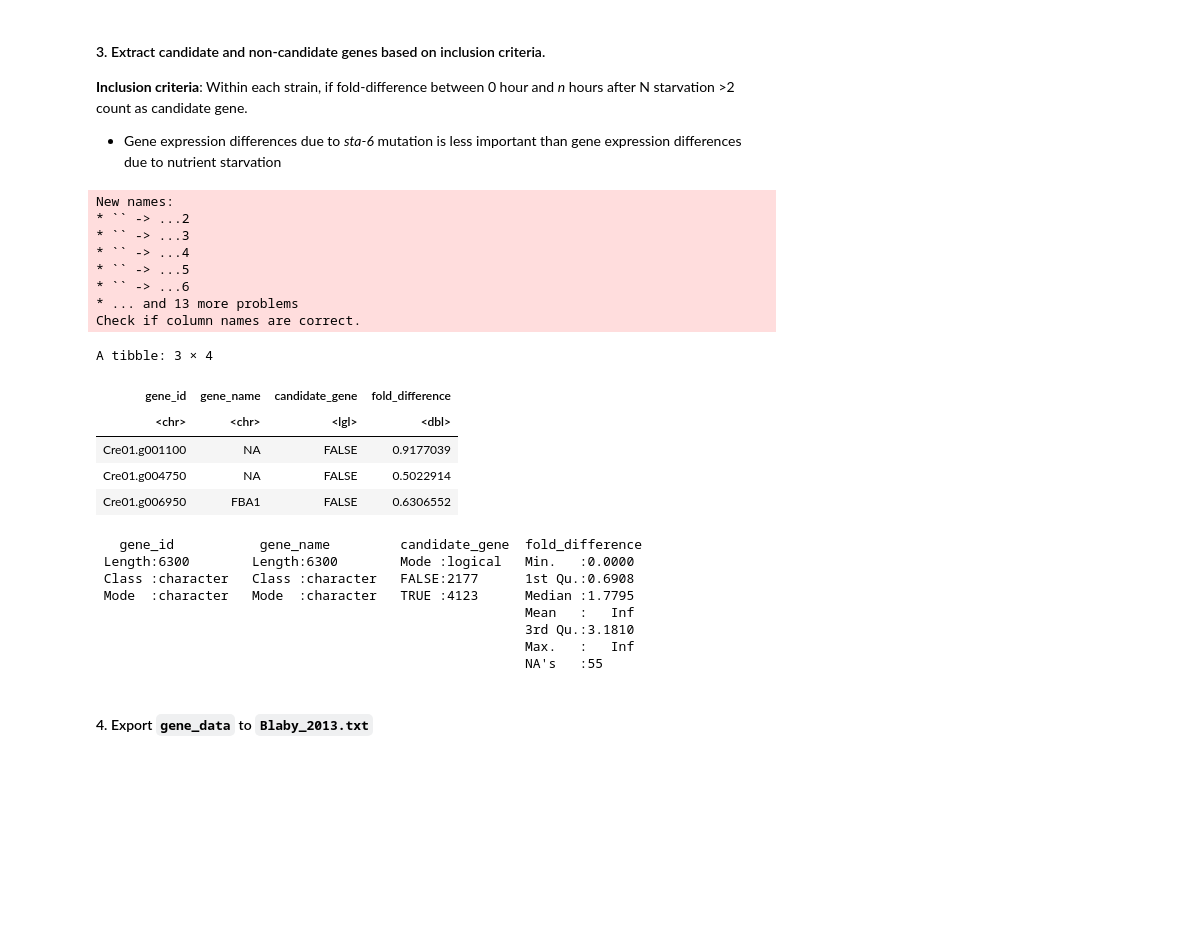
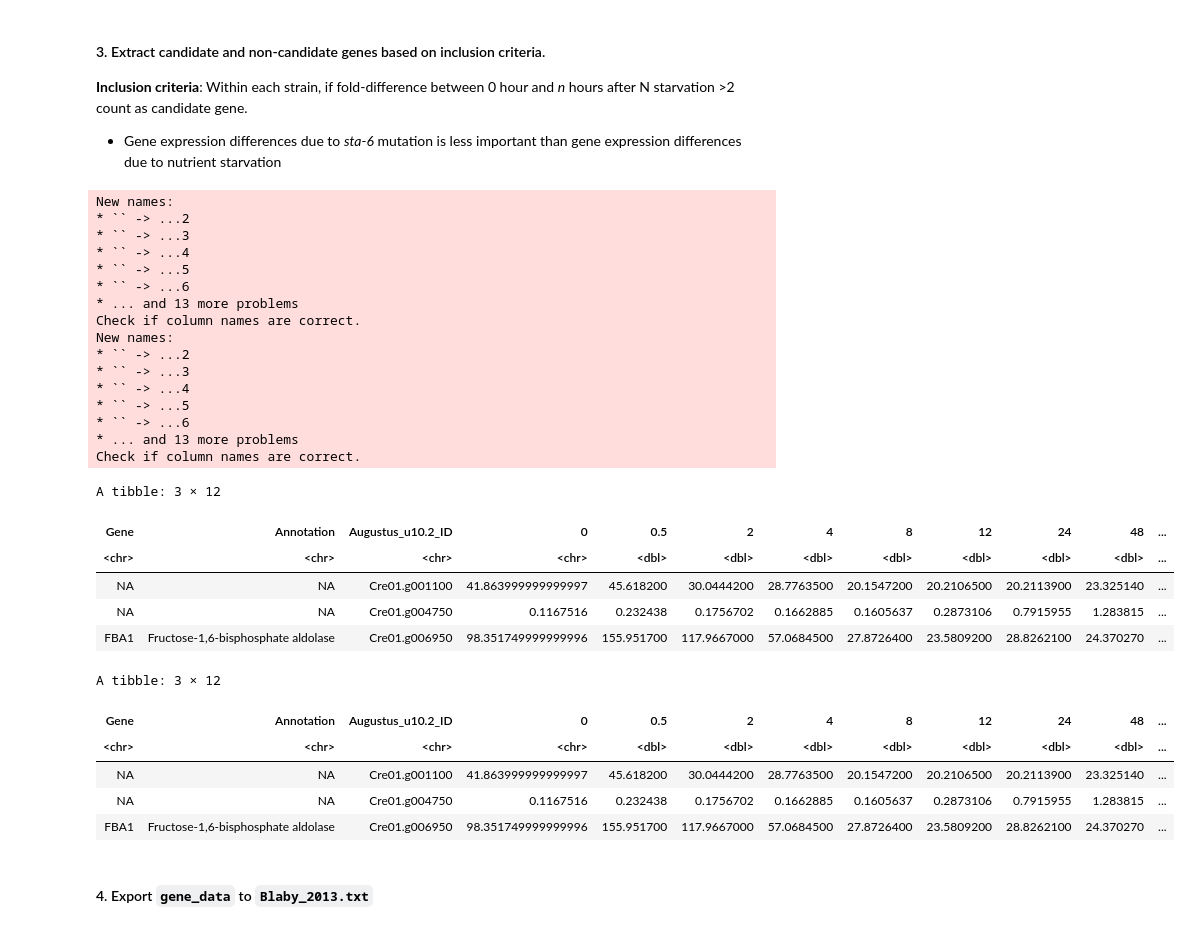
Before and after one commit to alicewchen/lipid_selection, a Jupyter notebook: analysis/generate_intermediate_data_01/01_Extract_relevant_genes.ipynb, the cells around one changed output. Saved outputs shown, nothing was run; the diff lists cells and outputs as text; code cells hidden in the pictures; blank space fills up the shorter version.

Commit message:
Processed Blaby_2013_DS8.xlsx; removed omit message

```diff
--- a/analysis/generate_intermediate_data_01/01_Extract_relevant_genes.ipynb
+++ b/analysis/generate_intermediate_data_01/01_Extract_relevant_genes.ipynb
@@ -371,7 +366,7 @@ A tibble: 5 × 6
 # %%
 #Basic information
 
-file_name = "Blaby_2013_DS2.xlsx"
+file_name = c("Blaby_2013_DS2.xlsx","Blaby_2013_DS8.xlsx")
 genome_version = 5.0
 database_source = "Augustus u10.2"
 inclusion_criteria = "fold difference greater than 2"
@@ -396,7 +391,9 @@ append_basic_info(basic_info, "../../intermediate_data_01/basic_info.txt")
  $ inclusion_criteria: chr "fold difference greater than 2"
 # %%
 #Check file type and number of excel sheets
-sheets <- check_excel_data(file_name)
+sheets <- check_excel_data(file_name[1])
 print(length(sheets))
+sheets <- check_excel_data(file_name[2])
+print(length(sheets))
 # %% [output]
 [1] 1
@@ -409,23 +407,54 @@ print(length(sheets))
 # %%
 require("readxl")
 require("tidyverse")
 require("dplyr")
 
 #Data manipulation to separate data by strains
-df <- import_messy_excel(file_name, sheets[1])
-CC_4349 <- df[,1:11] %>% mutate(strain = "CC_4349") %>% rename ( '0' = '0b')
-#CC_4349[1:3,]
-sta_6 <- df[, c(1:3, 12:19)] %>% mutate(strain = "sta_6")
-#sta_6[1:3,]
+CC_4349 <- data.frame(matrix(nrow = 0, ncol = 11))
+sta_6 <-data.frame(matrix(nrow = 0, ncol = 11))
+for (file in file_name){
+    df<- import_messy_excel(file, sheets[1])
+    CC_4349 <- df[,1:11] %>%
+        mutate(strain = "CC_4349") %>%
+        rename ( '0' = '0b') %>%
+        rbind(CC_4349,.)
+    sta_6 <- df[, c(1:3, 12:19)] %>% mutate(strain = "sta_6") %>%
+        rbind(CC_4349,.)
+}
+
+
+CC_4349[1:3,]
+
+sta_6[1:3,]
 # %% [output]
 New names:
 * `` -> ...2
 * `` -> ...3
 * `` -> ...4
 * `` -> ...5
 * `` -> ...6
 * ... and 13 more problems
 Check if column names are correct.
+New names:
+* `` -> ...2
+* `` -> ...3
+* `` -> ...4
+* `` -> ...5
+* `` -> ...6
+* ... and 13 more problems
+Check if column names are correct.
+A tibble: 3 × 12
+| Gene | Annotation | Augustus_u10.2_ID | 0 | 0.5 | 2 | 4 | 8 | 12 | 24 | 48 | ... |
+| <chr> | <chr> | <chr> | <chr> | <dbl> | <dbl> | <dbl> | <dbl> | <dbl> | <dbl> | <dbl> | ... |
+| NA | NA | Cre01.g001100 | 41.863999999999997 | 45.618200 | 30.0444200 | 28.7763500 | 20.1547200 | 20.2106500 | 20.2113900 | 23.325140 | ... |
+| NA | NA | Cre01.g004750 | 0.1167516 | 0.232438 | 0.1756702 | 0.1662885 | 0.1605637 | 0.2873106 | 0.7915955 | 1.283815 | ... |
+| FBA1 | Fructose-1,6-bisphosphate aldolase | Cre01.g006950 | 98.351749999999996 | 155.951700 | 117.9667000 | 57.0684500 | 27.8726400 | 23.5809200 | 28.8262100 | 24.370270 | ... |
+A tibble: 3 × 12
+| Gene | Annotation | Augustus_u10.2_ID | 0 | 0.5 | 2 | 4 | 8 | 12 | 24 | 48 | ... |
+| <chr> | <chr> | <chr> | <chr> | <dbl> | <dbl> | <dbl> | <dbl> | <dbl> | <dbl> | <dbl> | ... |
+| NA | NA | Cre01.g001100 | 41.863999999999997 | 45.618200 | 30.0444200 | 28.7763500 | 20.1547200 | 20.2106500 | 20.2113900 | 23.325140 | ... |
+| NA | NA | Cre01.g004750 | 0.1167516 | 0.232438 | 0.1756702 | 0.1662885 | 0.1605637 | 0.2873106 | 0.7915955 | 1.283815 | ... |
+| FBA1 | Fructose-1,6-bisphosphate aldolase | Cre01.g006950 | 98.351749999999996 | 155.951700 | 117.9667000 | 57.0684500 | 27.8726400 | 23.5809200 | 28.8262100 | 24.370270 | ... |
 # %%
 gene_data <- rbind(CC_4349, sta_6) %>%
 
@@ -446,21 +475,6 @@ gene_data <- rbind(CC_4349, sta_6) %>%
     #select columns that go into working gene_data dataframe
     rename (gene_name = Gene, gene_id = Augustus_u10.2_ID) %>%
     select( gene_id, gene_name, candidate_gene, fold_difference)
-# %% [output]
-A tibble: 3 × 4
-| gene_id | gene_name | candidate_gene | fold_difference |
-| <chr> | <chr> | <lgl> | <dbl> |
-| Cre01.g001100 | NA | FALSE | 0.9177039 |
-| Cre01.g004750 | NA | FALSE | 0.5022914 |
-| Cre01.g006950 | FBA1 | FALSE | 0.6306552 |
-   gene_id           gene_name         candidate_gene  fold_difference
- Length:6300        Length:6300        Mode :logical   Min.   :0.0000
- Class :character   Class :character   FALSE:2177      1st Qu.:0.6908
- Mode  :character   Mode  :character   TRUE :4123      Median :1.7795
-                                                       Mean   :   Inf
-                                                       3rd Qu.:3.1810
-                                                       Max.   :   Inf
-                                                       NA's   :55
 # %% [markdown]
 #### 4. Export `gene_data` to `Blaby_2013.txt`
 # %%
```
Also changed, not shown: parts of 8 cells of this notebook.
